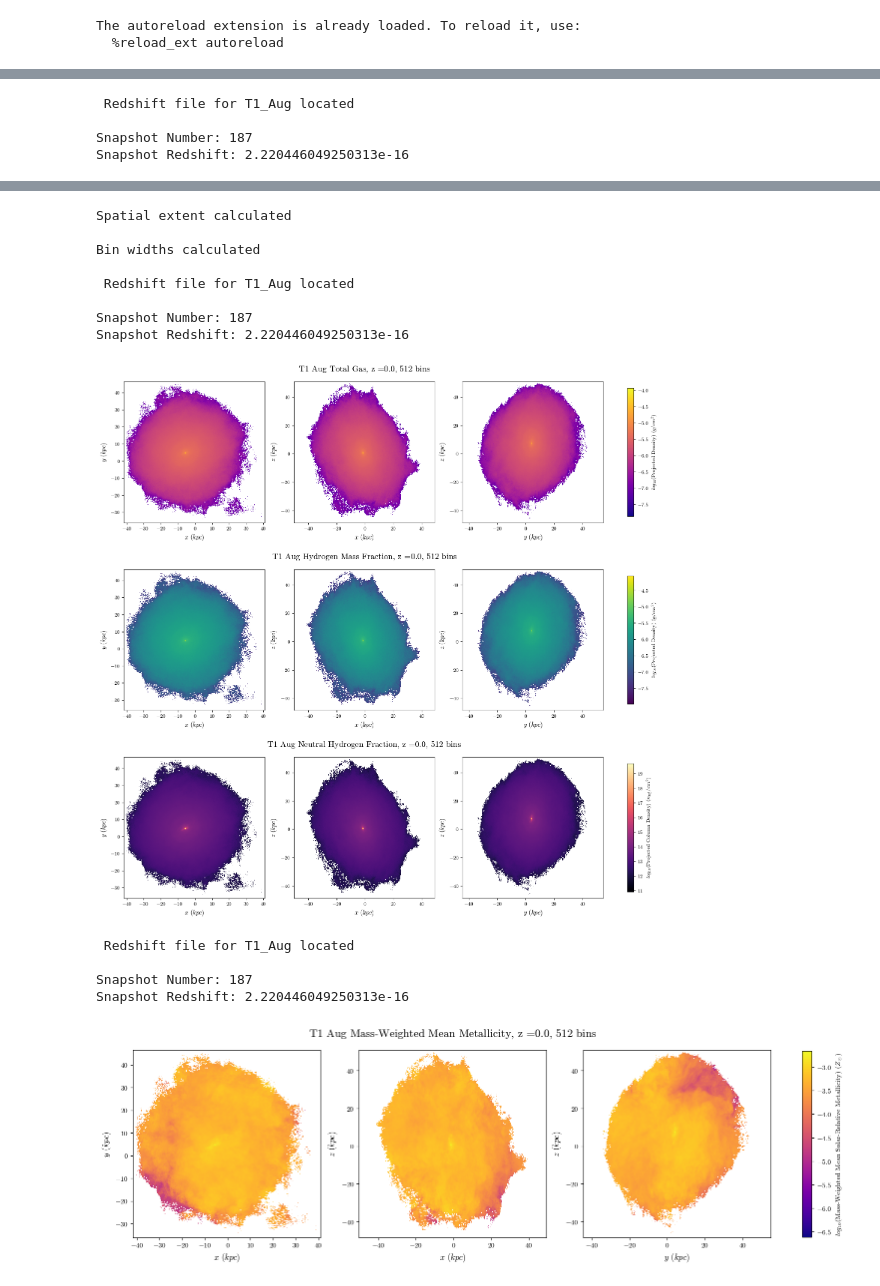
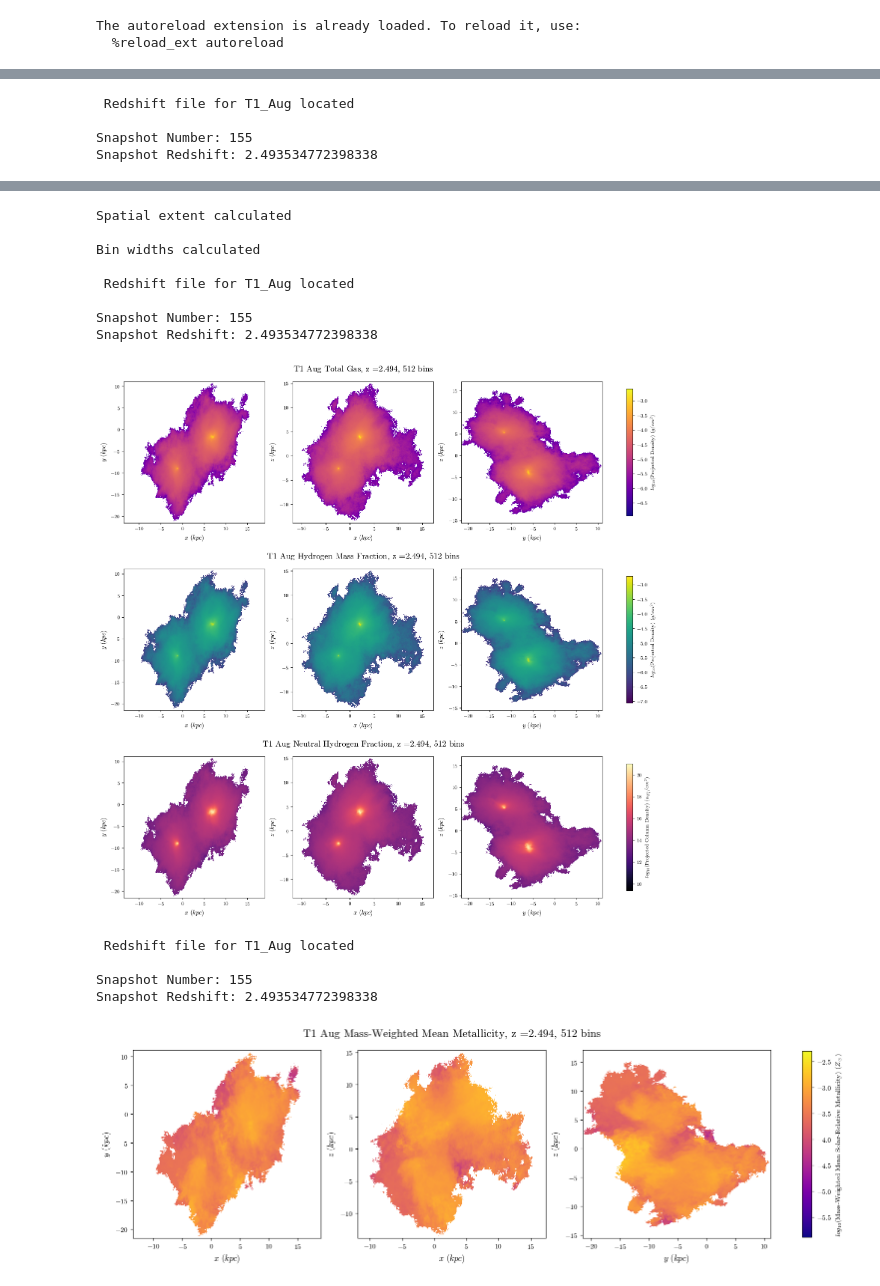
Before and after one commit to definitely-not-rory/masters, a Jupyter notebook: object_only.ipynb, the cells around one changed output, grey strips where cells are left out. Saved outputs shown, nothing was run; the diff lists cells and outputs as text; code cells hidden in the pictures.

```diff
--- a/object_only.ipynb
+++ b/object_only.ipynb
@@ -17,7 +35,7 @@ The autoreload extension is already loaded. To reload it, use:
 halo='T1_Aug'
 
 
-data.get_gas_only_data(halo,redshift=1.5,all_plots=True)
+data.get_gas_only_data(halo,snap_num=165,all_plots=True)
 # %% [output]
 Directory for T1_Aug located
 
@@ -76,4 +94,4 @@ Snapshot Redshift: 2.220446049250313e-16
  Redshift file for T1_Aug located
 
-Snapshot Number: 187
-Snapshot Redshift: 2.220446049250313e-16
+Snapshot Number: 155
+Snapshot Redshift: 2.493534772398338
@@ -81,16 +99,16 @@ Snapshot Redshift: 2.220446049250313e-16
 Spatial extent calculated
 
 Bin widths calculated
 
  Redshift file for T1_Aug located
 
-Snapshot Number: 187
-Snapshot Redshift: 2.220446049250313e-16
+Snapshot Number: 155
+Snapshot Redshift: 2.493534772398338
-[figure, old version]
+[figure, new version]
  Redshift file for T1_Aug located
 
-Snapshot Number: 187
-Snapshot Redshift: 2.220446049250313e-16
+Snapshot Number: 155
+Snapshot Redshift: 2.493534772398338
-[figure, old version]
+[figure, new version]
  Redshift file for T1_Aug located
 
```
Also changed, not shown: parts of 3 cells of this notebook, 4 other files.
